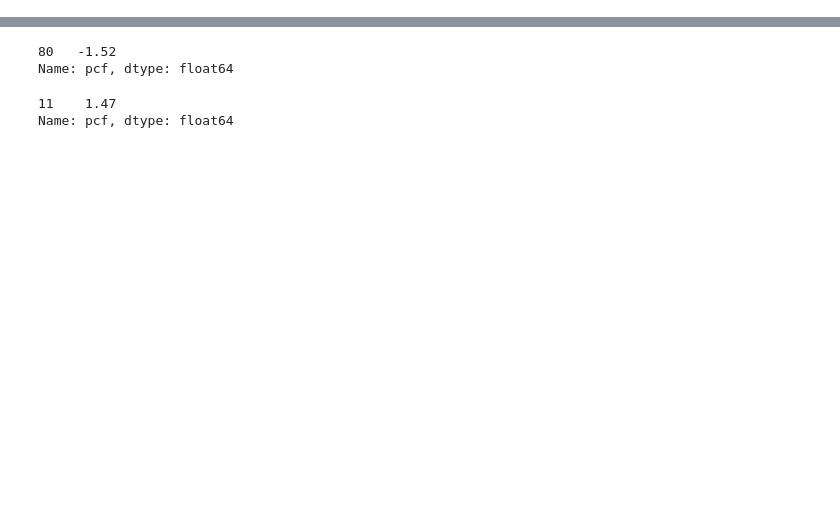
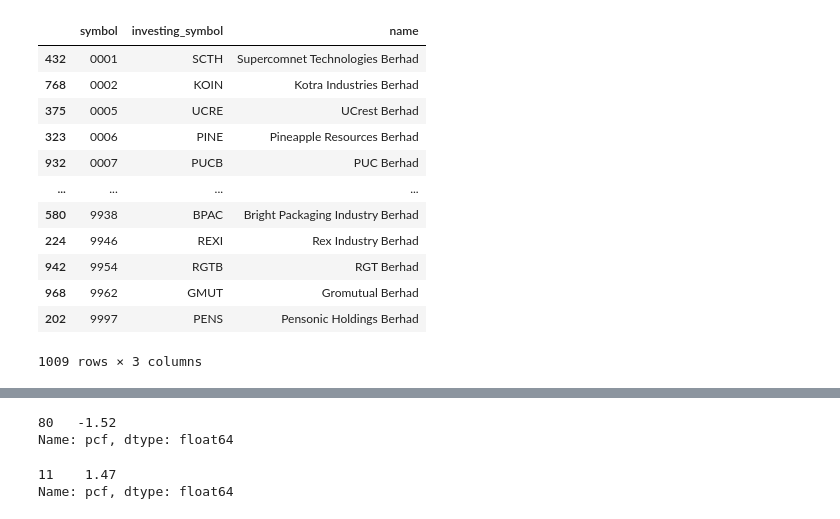
Before and after one commit to supertypeai/sectors_sg_my_data_updater, a Jupyter notebook: sg_my_scraper.ipynb, the cells around one changed output, grey strips where cells are left out. Drawn from its saved outputs; the diff is of its cells as text; code cells hidden in the pictures; blank space fills up the shorter version.

```diff
--- a/sg_my_scraper.ipynb
+++ b/sg_my_scraper.ipynb
@@ -22,0 +112,17 @@ data_db = pd.DataFrame(data_db.data)
+# %%
+cosine_list = []
+for iv_name, yf_name in zip(data_copy["name"].tolist(), data_copy["yf_name"].tolist()):
+    try:
+        vector1 = text_to_vector(iv_name.lower().replace(".", ""))
+        vector2 = text_to_vector(yf_name.lower().replace(".", ""))
+        cosine = get_cosine(vector1, vector2)
+        cosine_list.append(cosine)
+    except:
+        cosine_list.append(0)
+data_copy = data_copy.assign(cosine = cosine_list)
+# %%
+invalid_yf_symbol = ['KIPR', 'PREI', 'YTLR', 'IGRE', 'ALQA', 'TWRE', 'AMFL', 'UOAR', 'AMRY', 'HEKR', 'SENT', 'AXSR', 'CAMA', 'SUNW', 'ATRL', 'PROL', 'KLCC', '5270']
+data_final = data_copy[["symbol", "iv_symbol", "yf_name"]][(~data_copy["symbol"].isin(invalid_yf_symbol))].rename({"iv_symbol" : "investing_symbol", "yf_name" : "name"}, axis = 1)
+data_final["name"].loc[data_final["symbol"] == "0297"] = "TSA Bhd"
+data_final["name"].loc[data_final["symbol"] == "0293"] = "KJTS Bhd"
+data_final["name"].loc[data_final["symbol"] == "5320"] = "Prolintas Infra Business Trust Unt"
@@ -22,0 +147,4 @@ data_db = pd.DataFrame(data_db.data)
+# %%
+data_db1 = data_db.drop(["investing_symbol", "name"], axis = 1)
+data_fix = pd.merge(data_db1, data_final, on = "symbol", how = "inner")
+records = data_fix.replace({np.nan: None}).to_dict("records")
@@ -22,0 +167,16 @@ data_db = pd.DataFrame(data_db.data)
+# %%
+data_fix[["symbol", "investing_symbol", "name"]].sort_values("symbol").drop_duplicates()
+# %% [output]
+|  | symbol | investing_symbol | name |
+| 432 | 0001 | SCTH | Supercomnet Technologies Berhad |
+| 768 | 0002 | KOIN | Kotra Industries Berhad |
+| 375 | 0005 | UCRE | UCrest Berhad |
+| 323 | 0006 | PINE | Pineapple Resources Berhad |
+| 932 | 0007 | PUCB | PUC Berhad |
+| ... | ... | ... | ... |
+| 580 | 9938 | BPAC | Bright Packaging Industry Berhad |
+| 224 | 9946 | REXI | Rex Industry Berhad |
+| 942 | 9954 | RGTB | RGT Berhad |
+| 968 | 9962 | GMUT | Gromutual Berhad |
+| 202 | 9997 | PENS | Pensonic Holdings Berhad |
+1009 rows × 3 columns
```
Also changed, not shown: parts of 21 cells of this notebook, 1 other file.
